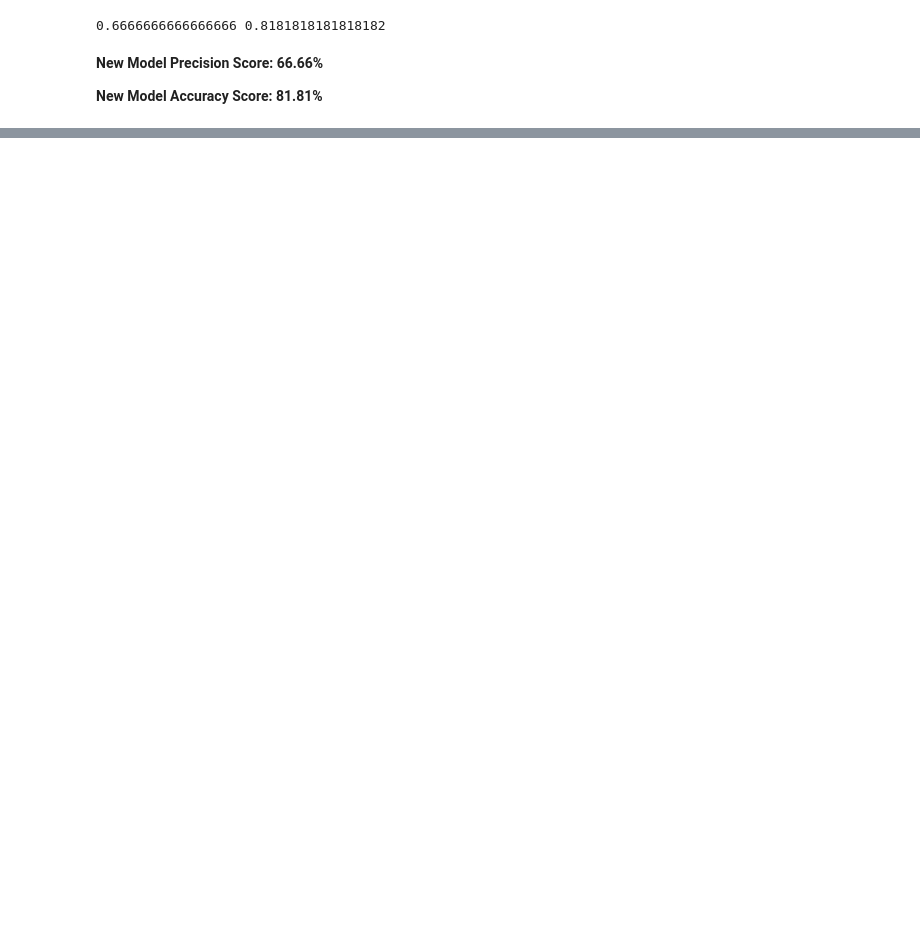
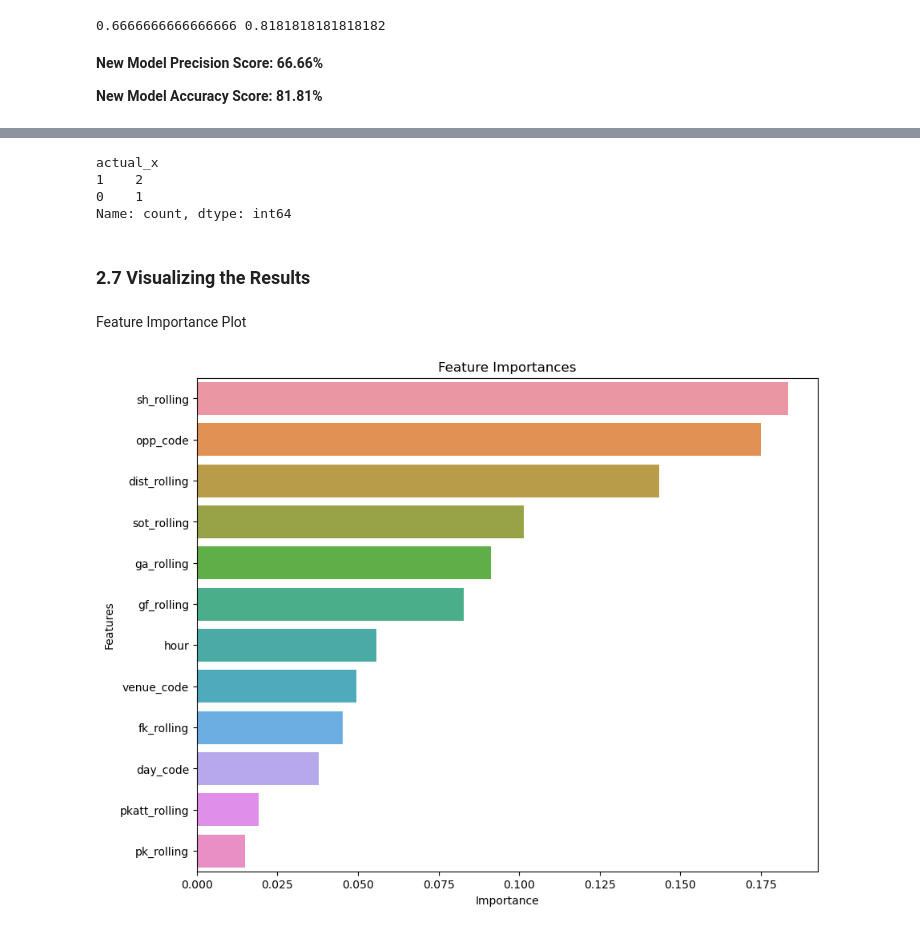
Before and after one commit to ammaarmelethil/Premier_League_Match_Winners_Prediction, a Jupyter notebook: EPL_Pred_RandomForest.ipynb, the cells around one changed output, grey strips where cells are left out. Saved outputs shown, nothing was run; the diff lists cells and outputs as text; code cells hidden in the pictures; blank space fills up the shorter version.

```diff
--- a/EPL_Pred_RandomForest.ipynb
+++ b/EPL_Pred_RandomForest.ipynb
@@ -238,0 +295,36 @@ print(precision, acc)
+# %%
+merged[(merged["predicted_x"] == 1) & (merged["predicted_y"] ==0)]["actual_x"].value_counts()
+# %% [output]
+actual_x
+1    2
+0    1
+Name: count, dtype: int64
+# %% [markdown]
+### 2.7 Visualizing the Results
+# %% [markdown]
+Feature Importance Plot
+# %%
+import matplotlib.pyplot as plt
+import seaborn as sns
+import numpy as np
+
+# Extracting feature importances
+feature_importances = rf.feature_importances_
+
+try:
+    feature_names = rf.feature_names_in_
+except AttributeError:
+    feature_names = train.columns.drop('target')
+
+# Sorting the features by importance
+sorted_indices = np.argsort(feature_importances)[::-1]
+
+# Creating the plot
+plt.figure(figsize=(10, 8))
+sns.barplot(x=feature_importances[sorted_indices], y=feature_names[sorted_indices])
+plt.title('Feature Importances')
+plt.xlabel('Importance')
+plt.ylabel('Features')
+plt.show()
+# %% [output]
+[figure, added]
```
Also changed, not shown: parts of 6 cells of this notebook.
